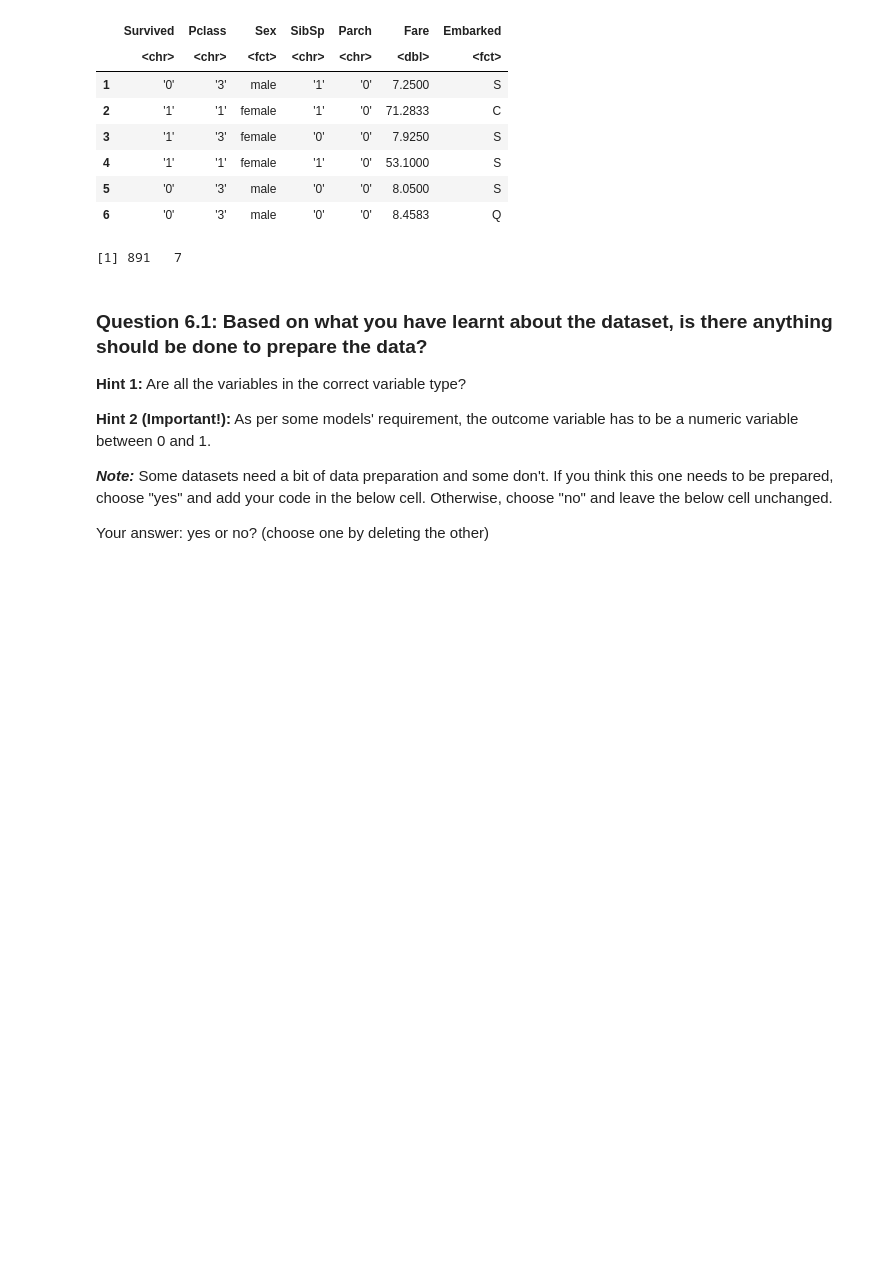
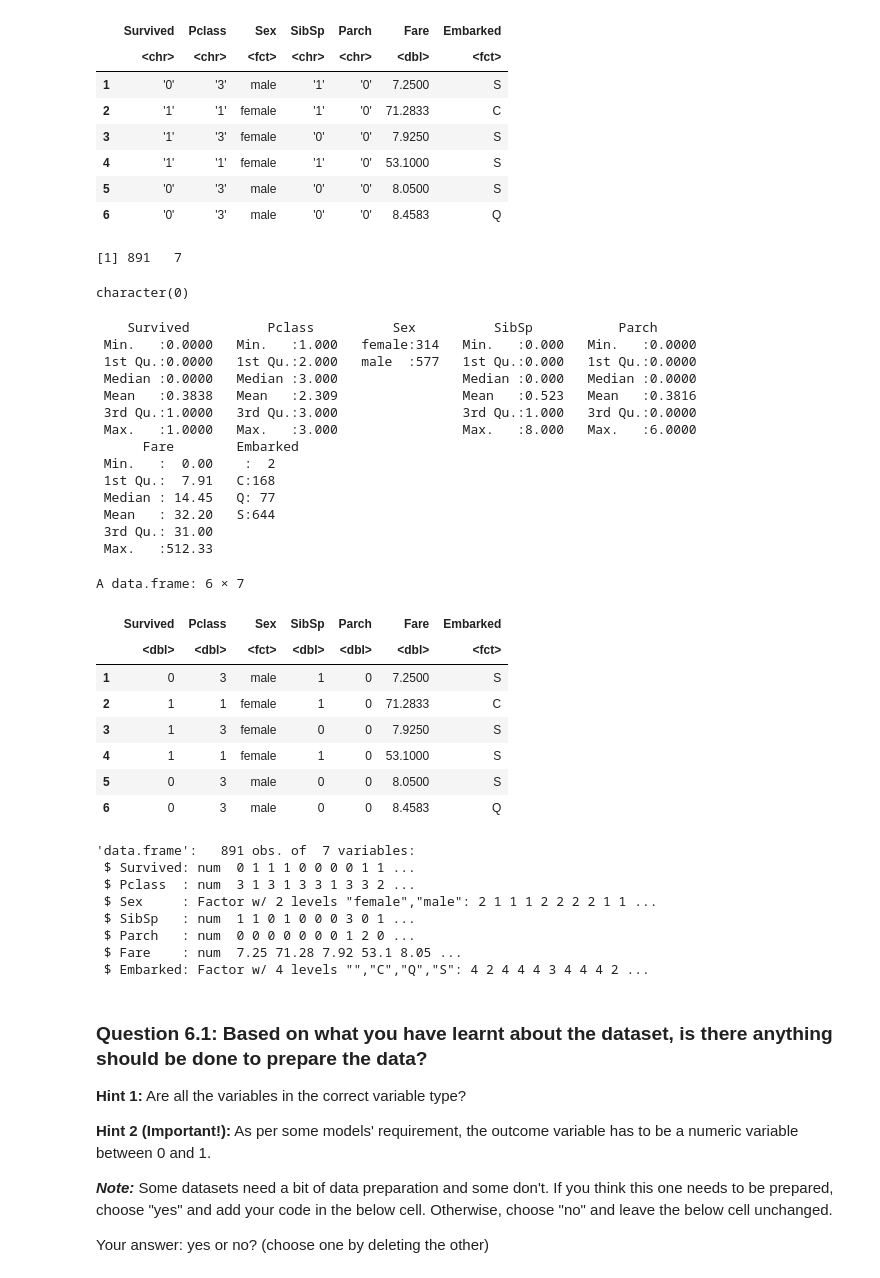
Before and after one commit to bonferroni-roni/EPI7913_JupyterNotebook, a Jupyter notebook: Assignment 2/A_2_(EPI7913).ipynb, the cells around one changed output. Drawn from its saved outputs; the diff is of its cells as text; code cells hidden in the pictures; blank space fills up the shorter version.

```diff
--- a/Assignment 2/A_2_(EPI7913).ipynb
+++ b/Assignment 2/A_2_(EPI7913).ipynb
@@ -846,8 +923,46 @@ full_data$SibSp <- as.numeric(gsub("\\D", "", full_data$SibSp))
 full_data$Parch <- as.numeric(gsub("\\D", "", full_data$Parch))
 # %%
 # Check the data now
+missing_data <- sapply(full_data, function(x) sum(is.na(x)))
+variables_with_missing_data <- names(full_data)[missing_data > 0]
+print(variables_with_missing_data)
+
 summary(full_data)
 head(full_data)
+str(full_data)
+# %% [output]
+character(0)
+    Survived          Pclass          Sex          SibSp           Parch
+ Min.   :0.0000   Min.   :1.000   female:314   Min.   :0.000   Min.   :0.0000
+ 1st Qu.:0.0000   1st Qu.:2.000   male  :577   1st Qu.:0.000   1st Qu.:0.0000
+ Median :0.0000   Median :3.000                Median :0.000   Median :0.0000
+ Mean   :0.3838   Mean   :2.309                Mean   :0.523   Mean   :0.3816
+ 3rd Qu.:1.0000   3rd Qu.:3.000                3rd Qu.:1.000   3rd Qu.:0.0000
+ Max.   :1.0000   Max.   :3.000                Max.   :8.000   Max.   :6.0000
+      Fare        Embarked
+ Min.   :  0.00    :  2
+ 1st Qu.:  7.91   C:168
+ Median : 14.45   Q: 77
+ Mean   : 32.20   S:644
+ 3rd Qu.: 31.00
+ Max.   :512.33
+A data.frame: 6 × 7
+|  | Survived | Pclass | Sex | SibSp | Parch | Fare | Embarked |
+|  | <dbl> | <dbl> | <fct> | <dbl> | <dbl> | <dbl> | <fct> |
+| 1 | 0 | 3 | male | 1 | 0 | 7.2500 | S |
+| 2 | 1 | 1 | female | 1 | 0 | 71.2833 | C |
+| 3 | 1 | 3 | female | 0 | 0 | 7.9250 | S |
+| 4 | 1 | 1 | female | 1 | 0 | 53.1000 | S |
+| 5 | 0 | 3 | male | 0 | 0 | 8.0500 | S |
+| 6 | 0 | 3 | male | 0 | 0 | 8.4583 | Q |
+'data.frame':   891 obs. of  7 variables:
+ $ Survived: num  0 1 1 1 0 0 0 0 1 1 ...
+ $ Pclass  : num  3 1 3 1 3 3 1 3 3 2 ...
+ $ Sex     : Factor w/ 2 levels "female","male": 2 1 1 1 2 2 2 2 1 1 ...
+ $ SibSp   : num  1 1 0 1 0 0 0 3 0 1 ...
+ $ Parch   : num  0 0 0 0 0 0 0 1 2 0 ...
+ $ Fare    : num  7.25 71.28 7.92 53.1 8.05 ...
+ $ Embarked: Factor w/ 4 levels "","C","Q","S": 4 2 4 4 4 3 4 4 4 2 ...
 # %% [markdown]
 ### Question 6.1: Based on what you have learnt about the dataset, is there anything should be done to prepare the data?
 
```
Also changed, not shown: parts of 6 cells of this notebook, 2 other files.
